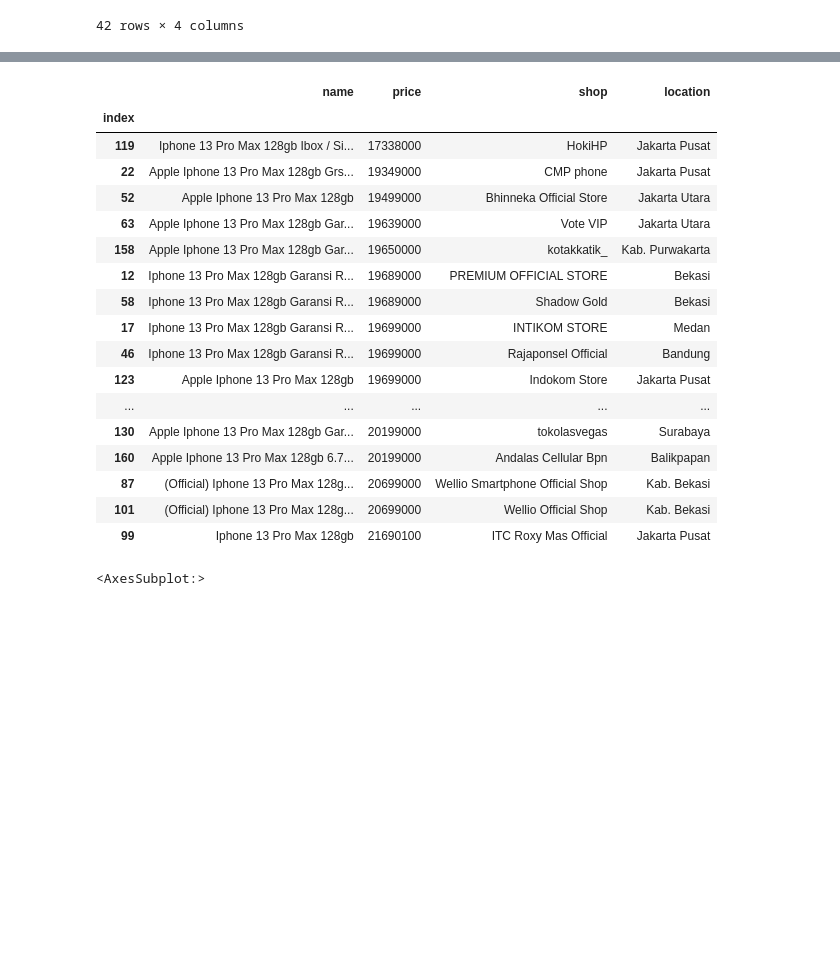
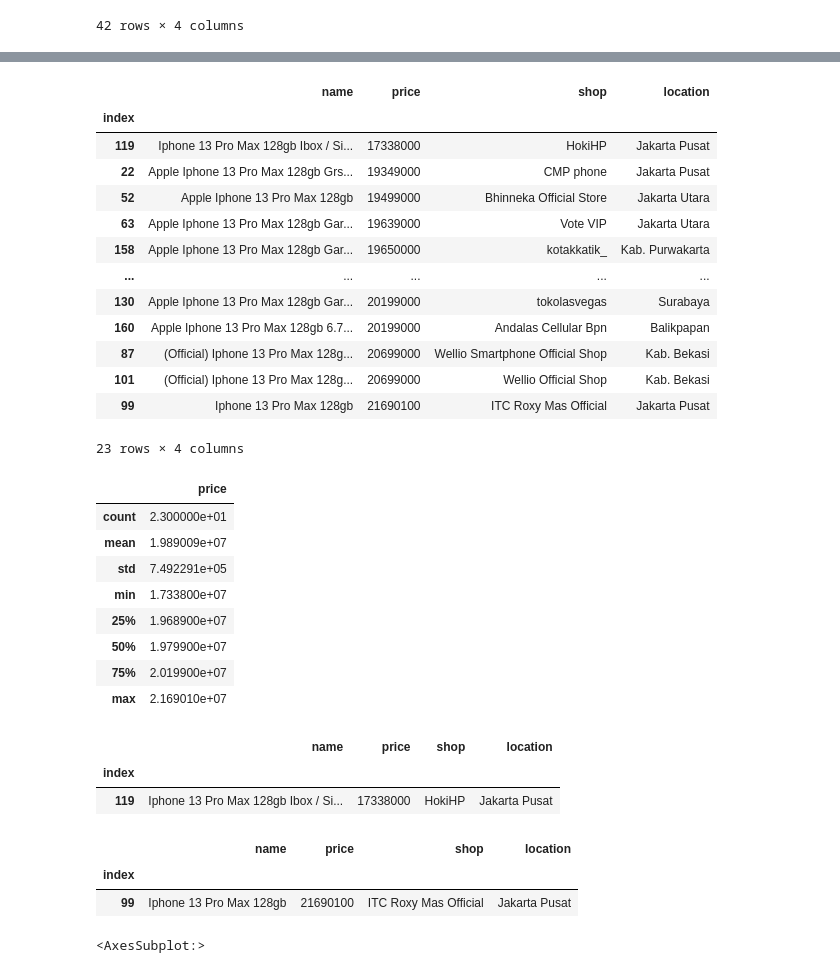
Before and after one commit to prasetyatf/iphone13promax_price_analysis, a Jupyter notebook: Analisis-Iphone_13_pro_max.ipynb, the cells around one changed output, grey strips where cells are left out. Saved outputs shown, nothing was run; the diff lists cells and outputs as text; code cells hidden in the pictures; blank space fills up the shorter version.

```diff
--- a/Analisis-Iphone_13_pro_max.ipynb
+++ b/Analisis-Iphone_13_pro_max.ipynb
@@ -148,9 +134,10 @@ df
 
 # 128,256 & 512(ambigu)
 
-ambigu = df.name.str.contains(r"256" or r"512", regex=False) | df.name.str.contains(r"mini", case=False, regex=False)
+filter_ambigu = df.name.str.contains(r"256" or r"512", regex=False) | df.name.str.contains(r"mini", case=False, regex=False)
 
-df[ambigu]
+ambigu = pd.DataFrame(df[filter_ambigu])
+ambigu
 # %% [output]
 |  | name | price | shop | location |
 | index |  |  |  |  |
@@ -173,24 +190,49 @@ df[ambigu]
 # %%
 # 128 only(normal)
 
-df[~ambigu]
+normal = pd.DataFrame(df[~filter_ambigu])
+normal
 # %% [output]
 |  | name | price | shop | location |
 | index |  |  |  |  |
 | 119 | Iphone 13 Pro Max 128gb Ibox / Si... | 17338000 | HokiHP | Jakarta Pusat |
 | 22 | Apple Iphone 13 Pro Max 128gb Grs... | 19349000 | CMP phone | Jakarta Pusat |
 | 52 | Apple Iphone 13 Pro Max 128gb | 19499000 | Bhinneka Official Store | Jakarta Utara |
 | 63 | Apple Iphone 13 Pro Max 128gb Gar... | 19639000 | Vote VIP | Jakarta Utara |
 | 158 | Apple Iphone 13 Pro Max 128gb Gar... | 19650000 | kotakkatik_ | Kab. Purwakarta |
-| 12 | Iphone 13 Pro Max 128gb Garansi R... | 19689000 | PREMIUM OFFICIAL STORE | Bekasi |
-| 58 | Iphone 13 Pro Max 128gb Garansi R... | 19689000 | Shadow Gold | Bekasi |
-| 17 | Iphone 13 Pro Max 128gb Garansi R... | 19699000 | INTIKOM STORE | Medan |
-| 46 | Iphone 13 Pro Max 128gb Garansi R... | 19699000 | Rajaponsel Official | Bandung |
-| 123 | Apple Iphone 13 Pro Max 128gb | 19699000 | Indokom Store | Jakarta Pusat |
 | ... | ... | ... | ... | ... |
 | 130 | Apple Iphone 13 Pro Max 128gb Gar... | 20199000 | tokolasvegas | Surabaya |
 | 160 | Apple Iphone 13 Pro Max 128gb 6.7... | 20199000 | Andalas Cellular Bpn | Balikpapan |
 | 87 | (Official) Iphone 13 Pro Max 128g... | 20699000 | Wellio Smartphone Official Shop | Kab. Bekasi |
 | 101 | (Official) Iphone 13 Pro Max 128g... | 20699000 | Wellio Official Shop | Kab. Bekasi |
 | 99 | Iphone 13 Pro Max 128gb | 21690100 | ITC Roxy Mas Official | Jakarta Pusat |
+23 rows × 4 columns
+# %%
+normal.describe()
+# %% [output]
+|  | price |
+| count | 2.300000e+01 |
+| mean | 1.989009e+07 |
+| std | 7.492291e+05 |
+| min | 1.733800e+07 |
+| 25% | 1.968900e+07 |
+| 50% | 1.979900e+07 |
+| 75% | 2.019900e+07 |
+| max | 2.169010e+07 |
+# %%
+#tampilkan outlier data harga terrendah produk normal
+iqr_low = 19689000 - ((20199000 - 19689000) * 1.5)
+normal[normal['price'] < iqr_low]
+# %% [output]
+|  | name | price | shop | location |
+| index |  |  |  |  |
+| 119 | Iphone 13 Pro Max 128gb Ibox / Si... | 17338000 | HokiHP | Jakarta Pusat |
+# %%
+#tampilkan outlier data harga tertinggi produk normal
+iqr_high = 20199000 + ((20199000 - 19689000) * 1.5)
+normal[normal['price'] > iqr_high]
+# %% [output]
+|  | name | price | shop | location |
+| index |  |  |  |  |
+| 99 | Iphone 13 Pro Max 128gb | 21690100 | ITC Roxy Mas Official | Jakarta Pusat |
 # %%
```
Also changed, not shown: parts of 12 cells of this notebook.
